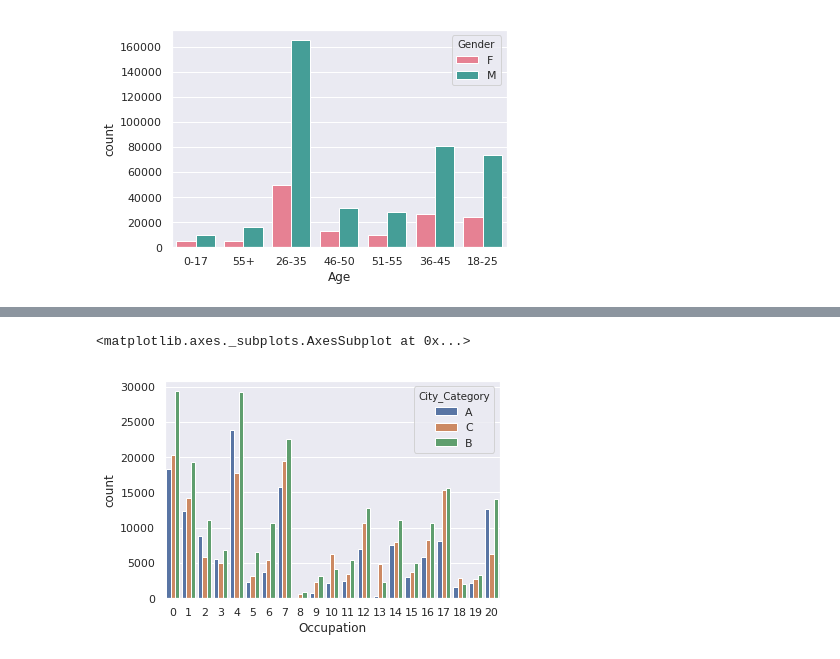
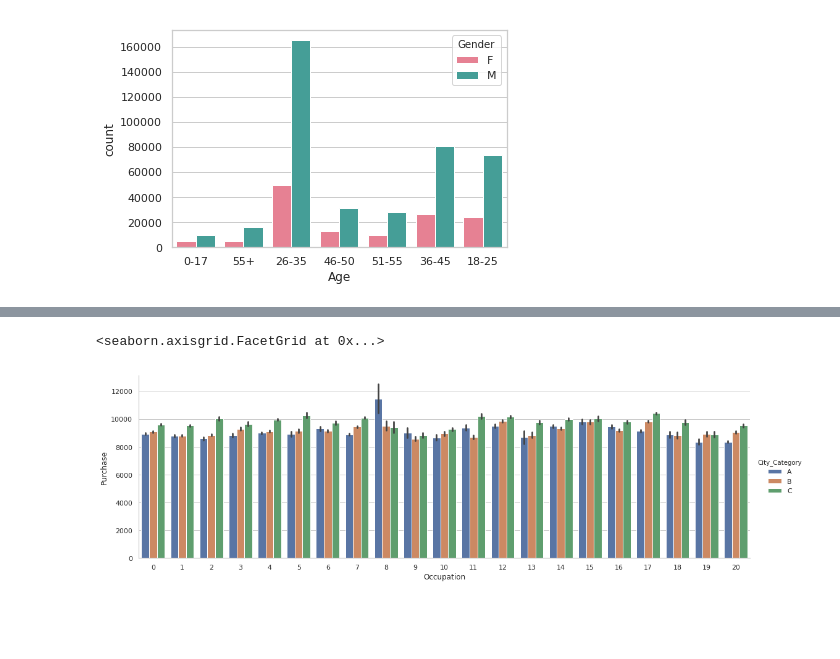
Before and after one commit to fso976/blackfriday, a Jupyter notebook: data_exploration.ipynb, the cells around one changed output, grey strips where cells are left out. Saved outputs shown, nothing was run; the diff lists cells and outputs as text; code cells hidden in the pictures; blank space fills up the shorter version.

Commit message:
modified data exploration file

```diff
--- a/data_exploration.ipynb
+++ b/data_exploration.ipynb
@@ -56,24 +52,0 @@ dtype: object
-# %%
-%matplotlib inline
-
-import pandas as pd
-import numpy as np
-import matplotlib.pyplot as plt
-import seaborn as sns; sns.set()
-
-df = pd.read_csv('BlackFriday.csv')
-
-fig = plt.figure()
-#fig, ax = plt.subplots()
-fig, ax = plt.subplots(4, 3, figsize = (14, 14))
-df_col = df.columns
-
-for i, col in enumerate(df_col):
-
-    ax = fig.add_subplot(4, 3, i + 1)
-    ax = sns.countplot(x = col, color='orange', data = df)
-    ax.set_title(col)
-
-    #fig.show()
-
-fig.tight_layout()
@@ -126,5 +104,11 @@ len(df.columns)
 # %%
-sns.countplot(x = "Occupation", hue = "City_Category", data = df)
+sns.catplot(x = "Occupation",
+            y = "Purchase",
+            hue = "City_Category",
+            hue_order = ["A", "B", "C"],
+            aspect = 3,
+            kind = "bar",
+            data = df)
 # %% [output]
-<matplotlib.axes._subplots.AxesSubplot at 0x...>
+<seaborn.axisgrid.FacetGrid at 0x...>
-[figure, old version]
+[figure, new version]
```
Also changed, not shown: parts of 15 cells of this notebook.
